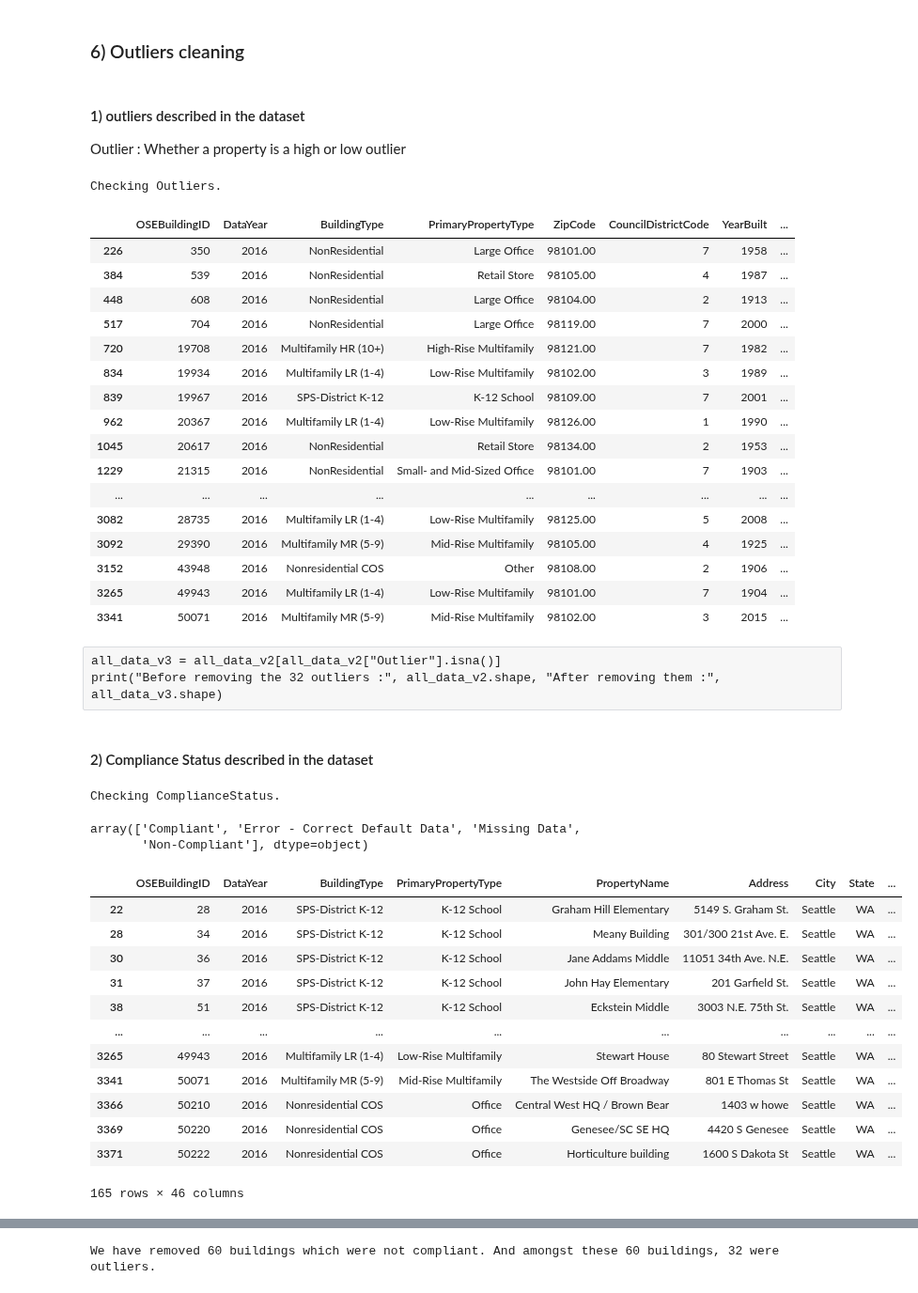
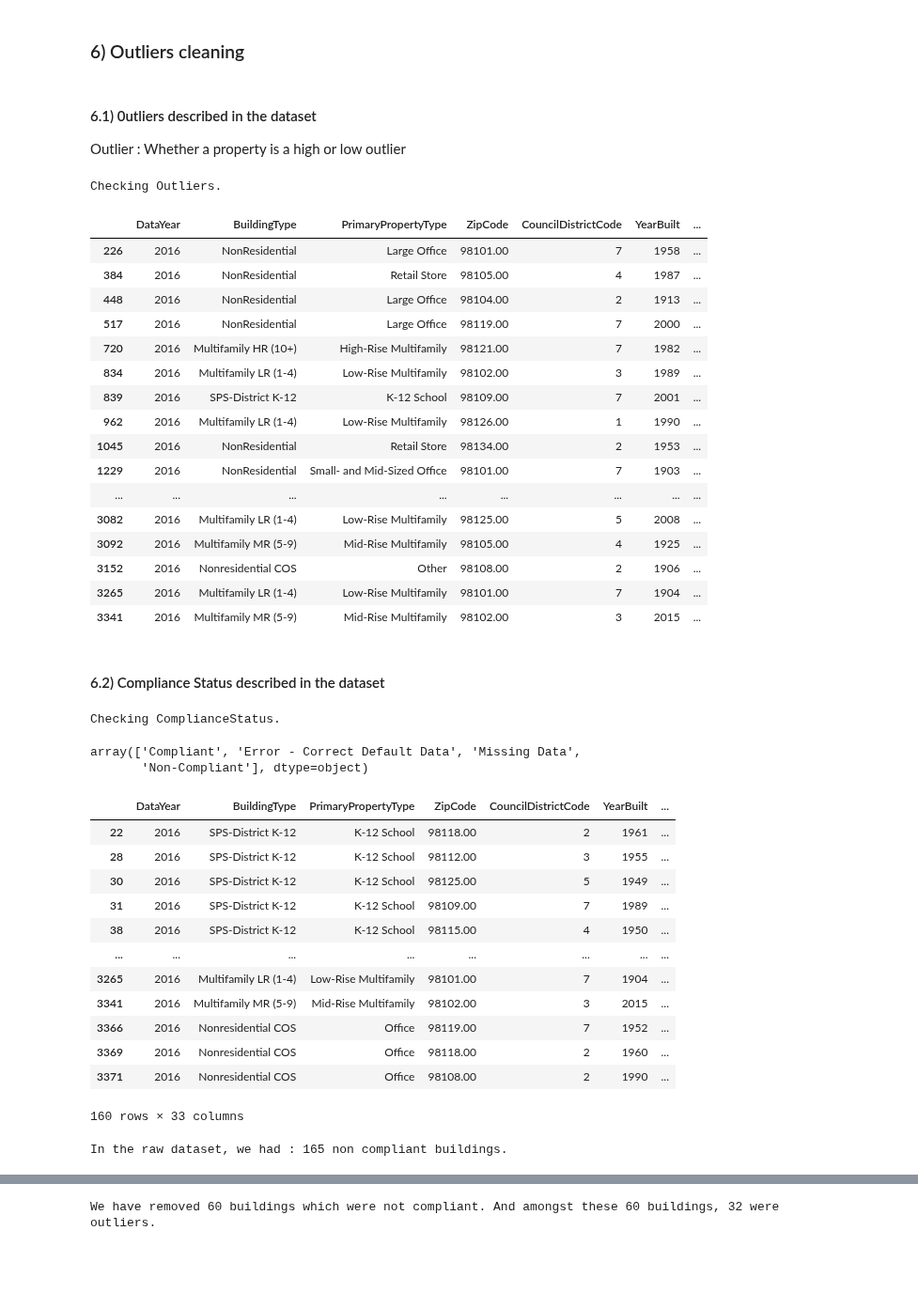
Before and after one commit to oumeima-elgharbi/P4_Data_Science_OpenClassrooms, a Jupyter notebook: P4_01_preprocess.ipynb, the cells around one changed output, grey strips where cells are left out. Shown at 94% size. Drawn from its saved outputs; the diff is of its cells as text; code cells hidden in the pictures; blank space fills up the shorter version.

```diff
--- a/P4_01_preprocess.ipynb
+++ b/P4_01_preprocess.ipynb
@@ -291,7 +291,7 @@ We select the interesting features that will help us predict the energy consumpt
 
 We keep for now **ComplianceStatus** and **Outlier** so that we can remove outlier buildings.
 # %%
-columns_to_drop = ["PropertyName", "ListOfAllPropertyUseTypes", "Address", "City", "State", "TaxParcelIdentificationNumber", "Neighborhood", "YearsENERGYSTARCertified", "DefaultData", "Comments", "Latitude", "Longitude"]
+columns_to_drop = ["OSEBuildingID", "PropertyName", "ListOfAllPropertyUseTypes", "Address", "City", "State", "TaxParcelIdentificationNumber", "Neighborhood", "YearsENERGYSTARCertified", "DefaultData", "Comments", "Latitude", "Longitude"]
 
 print("We remove latitude and longitude so that our algorithm won't have too much features. We will localize the buildings based on the Zip Code and the Council District Code.")
 # %% [output]
@@ -398,65 +398,65 @@ We have also filled the Second and Third Property USe Type by "None".
 # %% [markdown]
 ### 6) Outliers cleaning
 # %% [markdown]
-#### 1) outliers described in the dataset
+#### 6.1) 0utliers described in the dataset
 
 Outlier : Whether a property is a high or low outlier
 # %%
 print("Checking Outliers.")
 
 # We have a column called "Outlier" in which we have 32 buildings which are considered outliers.
-outliers_examples = all_data_v2[~all_data_v2["Outlier"].isna()]
+outliers_examples = all_data_v2[~all_data_v2["Outlier"].isna()] # 32 outliers in raw dataset and in all_data_v2
 
 display(outliers_examples)
 # %% [output]
 Checking Outliers.
-|  | OSEBuildingID | DataYear | BuildingType | PrimaryPropertyType | ZipCode | CouncilDistrictCode | YearBuilt | ... |
-| 226 | 350 | 2016 | NonResidential | Large Office | 98101.00 | 7 | 1958 | ... |
-| 384 | 539 | 2016 | NonResidential | Retail Store | 98105.00 | 4 | 1987 | ... |
-| 448 | 608 | 2016 | NonResidential | Large Office | 98104.00 | 2 | 1913 | ... |
-| 517 | 704 | 2016 | NonResidential | Large Office | 98119.00 | 7 | 2000 | ... |
-| 720 | 19708 | 2016 | Multifamily HR (10+) | High-Rise Multifamily | 98121.00 | 7 | 1982 | ... |
-| 834 | 19934 | 2016 | Multifamily LR (1-4) | Low-Rise Multifamily | 98102.00 | 3 | 1989 | ... |
-| 839 | 19967 | 2016 | SPS-District K-12 | K-12 School | 98109.00 | 7 | 2001 | ... |
-| 962 | 20367 | 2016 | Multifamily LR (1-4) | Low-Rise Multifamily | 98126.00 | 1 | 1990 | ... |
-| 1045 | 20617 | 2016 | NonResidential | Retail Store | 98134.00 | 2 | 1953 | ... |
-| 1229 | 21315 | 2016 | NonResidential | Small- and Mid-Sized Office | 98101.00 | 7 | 1903 | ... |
-| ... | ... | ... | ... | ... | ... | ... | ... | ... |
-| 3082 | 28735 | 2016 | Multifamily LR (1-4) | Low-Rise Multifamily | 98125.00 | 5 | 2008 | ... |
-| 3092 | 29390 | 2016 | Multifamily MR (5-9) | Mid-Rise Multifamily | 98105.00 | 4 | 1925 | ... |
-| 3152 | 43948 | 2016 | Nonresidential COS | Other | 98108.00 | 2 | 1906 | ... |
-| 3265 | 49943 | 2016 | Multifamily LR (1-4) | Low-Rise Multifamily | 98101.00 | 7 | 1904 | ... |
-| 3341 | 50071 | 2016 | Multifamily MR (5-9) | Mid-Rise Multifamily | 98102.00 | 3 | 2015 | ... |
+|  | DataYear | BuildingType | PrimaryPropertyType | ZipCode | CouncilDistrictCode | YearBuilt | ... |
+| 226 | 2016 | NonResidential | Large Office | 98101.00 | 7 | 1958 | ... |
+| 384 | 2016 | NonResidential | Retail Store | 98105.00 | 4 | 1987 | ... |
+| 448 | 2016 | NonResidential | Large Office | 98104.00 | 2 | 1913 | ... |
+| 517 | 2016 | NonResidential | Large Office | 98119.00 | 7 | 2000 | ... |
+| 720 | 2016 | Multifamily HR (10+) | High-Rise Multifamily | 98121.00 | 7 | 1982 | ... |
+| 834 | 2016 | Multifamily LR (1-4) | Low-Rise Multifamily | 98102.00 | 3 | 1989 | ... |
+| 839 | 2016 | SPS-District K-12 | K-12 School | 98109.00 | 7 | 2001 | ... |
+| 962 | 2016 | Multifamily LR (1-4) | Low-Rise Multifamily | 98126.00 | 1 | 1990 | ... |
+| 1045 | 2016 | NonResidential | Retail Store | 98134.00 | 2 | 1953 | ... |
+| 1229 | 2016 | NonResidential | Small- and Mid-Sized Office | 98101.00 | 7 | 1903 | ... |
+| ... | ... | ... | ... | ... | ... | ... | ... |
+| 3082 | 2016 | Multifamily LR (1-4) | Low-Rise Multifamily | 98125.00 | 5 | 2008 | ... |
+| 3092 | 2016 | Multifamily MR (5-9) | Mid-Rise Multifamily | 98105.00 | 4 | 1925 | ... |
+| 3152 | 2016 | Nonresidential COS | Other | 98108.00 | 2 | 1906 | ... |
+| 3265 | 2016 | Multifamily LR (1-4) | Low-Rise Multifamily | 98101.00 | 7 | 1904 | ... |
+| 3341 | 2016 | Multifamily MR (5-9) | Mid-Rise Multifamily | 98102.00 | 3 | 2015 | ... |
-# %% [raw]
-all_data_v3 = all_data_v2[all_data_v2["Outlier"].isna()]
-print("Before removing the 32 outliers :", all_data_v2.shape, "After removing them :", all_data_v3.shape)
 # %% [markdown]
-#### 2) Compliance Status described in the dataset
+#### 6.2) Compliance Status described in the dataset
 # %%
 print("Checking ComplianceStatus.")
 display(all_data_v2["ComplianceStatus"].unique())
 
 non_compliant_status = ['Error - Correct Default Data', 'Missing Data', 'Non-Compliant']
 
-non_compliant_buildings = all_data[all_data["ComplianceStatus"].isin(non_compliant_status)]
+non_compliant_buildings = all_data_v2[all_data_v2["ComplianceStatus"].isin(non_compliant_status)]
 display(non_compliant_buildings)
+
+print("In the raw dataset, we had :", all_data[all_data["ComplianceStatus"].isin(non_compliant_status)].shape[0], "non compliant buildings.")
 # %% [output]
 Checking ComplianceStatus.
 array(['Compliant', 'Error - Correct Default Data', 'Missing Data',
        'Non-Compliant'], dtype=object)
-|  | OSEBuildingID | DataYear | BuildingType | PrimaryPropertyType | PropertyName | Address | City | State | ... |
-| 22 | 28 | 2016 | SPS-District K-12 | K-12 School | Graham Hill Elementary | 5149 S. Graham St. | Seattle | WA | ... |
-| 28 | 34 | 2016 | SPS-District K-12 | K-12 School | Meany Building | 301/300 21st Ave. E. | Seattle | WA | ... |
-| 30 | 36 | 2016 | SPS-District K-12 | K-12 School | Jane Addams Middle | 11051 34th Ave. N.E. | Seattle | WA | ... |
-| 31 | 37 | 2016 | SPS-District K-12 | K-12 School | John Hay Elementary | 201 Garfield St. | Seattle | WA | ... |
-| 38 | 51 | 2016 | SPS-District K-12 | K-12 School | Eckstein Middle | 3003 N.E. 75th St. | Seattle | WA | ... |
-| ... | ... | ... | ... | ... | ... | ... | ... | ... | ... |
-| 3265 | 49943 | 2016 | Multifamily LR (1-4) | Low-Rise Multifamily | Stewart House | 80 Stewart Street | Seattle | WA | ... |
-| 3341 | 50071 | 2016 | Multifamily MR (5-9) | Mid-Rise Multifamily | The Westside Off Broadway | 801 E Thomas St | Seattle | WA | ... |
-| 3366 | 50210 | 2016 | Nonresidential COS | Office | Central West HQ / Brown Bear | 1403 w howe | Seattle | WA | ... |
-| 3369 | 50220 | 2016 | Nonresidential COS | Office | Genesee/SC SE HQ | 4420 S Genesee | Seattle | WA | ... |
-| 3371 | 50222 | 2016 | Nonresidential COS | Office | Horticulture building | 1600 S Dakota St | Seattle | WA | ... |
+|  | DataYear | BuildingType | PrimaryPropertyType | ZipCode | CouncilDistrictCode | YearBuilt | ... |
+| 22 | 2016 | SPS-District K-12 | K-12 School | 98118.00 | 2 | 1961 | ... |
+| 28 | 2016 | SPS-District K-12 | K-12 School | 98112.00 | 3 | 1955 | ... |
+| 30 | 2016 | SPS-District K-12 | K-12 School | 98125.00 | 5 | 1949 | ... |
+| 31 | 2016 | SPS-District K-12 | K-12 School | 98109.00 | 7 | 1989 | ... |
+| 38 | 2016 | SPS-District K-12 | K-12 School | 98115.00 | 4 | 1950 | ... |
+| ... | ... | ... | ... | ... | ... | ... | ... |
+| 3265 | 2016 | Multifamily LR (1-4) | Low-Rise Multifamily | 98101.00 | 7 | 1904 | ... |
+| 3341 | 2016 | Multifamily MR (5-9) | Mid-Rise Multifamily | 98102.00 | 3 | 2015 | ... |
+| 3366 | 2016 | Nonresidential COS | Office | 98119.00 | 7 | 1952 | ... |
+| 3369 | 2016 | Nonresidential COS | Office | 98118.00 | 2 | 1960 | ... |
+| 3371 | 2016 | Nonresidential COS | Office | 98108.00 | 2 | 1990 | ... |
-165 rows × 46 columns
+160 rows × 33 columns
+In the raw dataset, we had : 165 non compliant buildings.
 # %%
 def drop_outliers_based_on_dataset(data_frame):
     """
```
Also changed, not shown: parts of 34 cells of this notebook, 2 other files.
